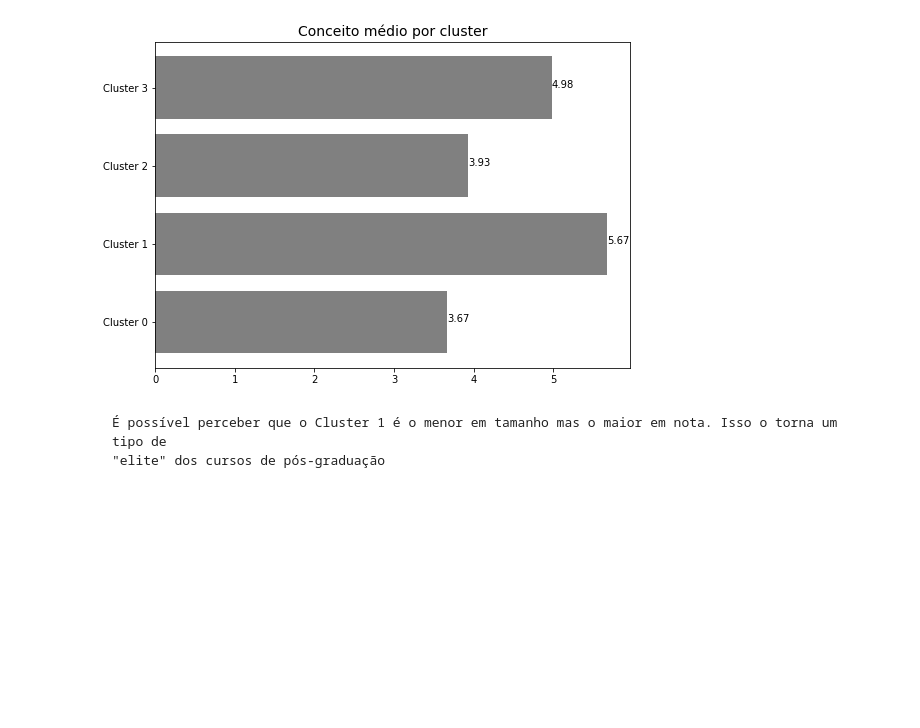
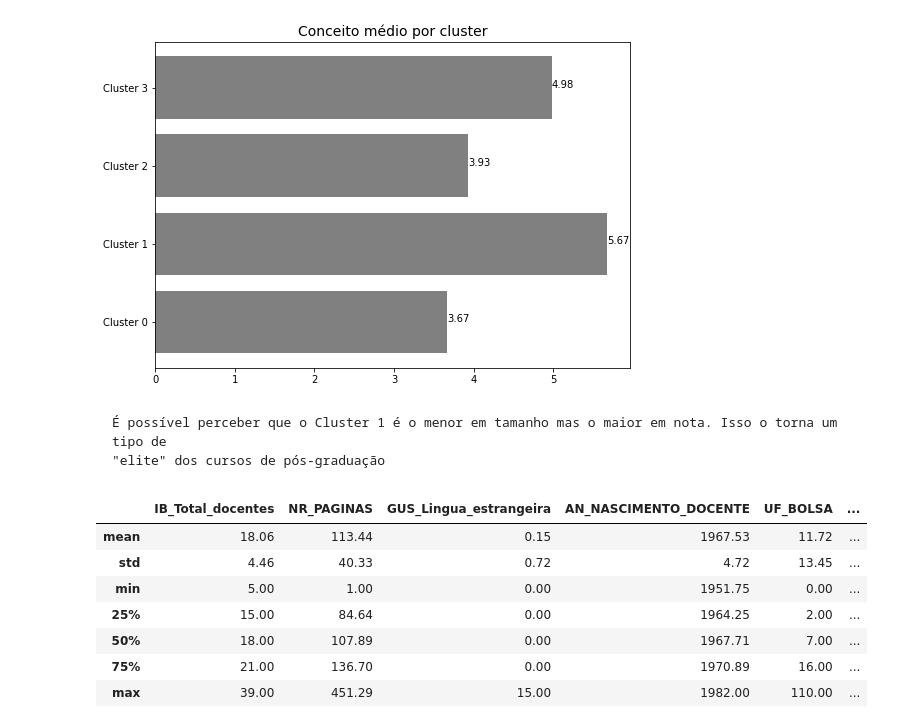
Before and after one commit to ieee-uerj/capes-data-analysis, a Jupyter notebook: Gustavo/Clusterização da Grande Base.ipynb, the cells around one changed output. Drawn from its saved outputs; the diff is of its cells as text; code cells hidden in the pictures; blank space fills up the shorter version.

```diff
--- a/Gustavo/Clusterização da Grande Base.ipynb
+++ b/Gustavo/Clusterização da Grande Base.ipynb
@@ -187,3 +187,19 @@ for index, value in enumerate(altura):
 # %% [markdown]
     É possível perceber que o Cluster 1 é o menor em tamanho mas o maior em nota. Isso o torna um tipo de
     "elite" dos cursos de pós-graduação
+# %%
+def sumario(dataframe):
+    '''Retorna o sumário do dataframe de features selecionadas'''
+    return dataframe.loc[:,['IB_Total_docentes','NR_PAGINAS','GUS_Lingua_estrangeira','AN_NASCIMENTO_DOCENTE',
+'SG_UF_PROGRAMA','UF_BOLSA','CD_CONCEITO_PROGRAMA']].describe().iloc[1:].round(2)
+# %%
+sumario(df0)
+# %% [output]
+|  | IB_Total_docentes | NR_PAGINAS | GUS_Lingua_estrangeira | AN_NASCIMENTO_DOCENTE | UF_BOLSA | ... |
+| mean | 18.06 | 113.44 | 0.15 | 1967.53 | 11.72 | ... |
+| std | 4.46 | 40.33 | 0.72 | 4.72 | 13.45 | ... |
+| min | 5.00 | 1.00 | 0.00 | 1951.75 | 0.00 | ... |
+| 25% | 15.00 | 84.64 | 0.00 | 1964.25 | 2.00 | ... |
+| 50% | 18.00 | 107.89 | 0.00 | 1967.71 | 7.00 | ... |
+| 75% | 21.00 | 136.70 | 0.00 | 1970.89 | 16.00 | ... |
+| max | 39.00 | 451.29 | 15.00 | 1982.00 | 110.00 | ... |
```
Also changed, not shown: parts of 14 cells of this notebook.
